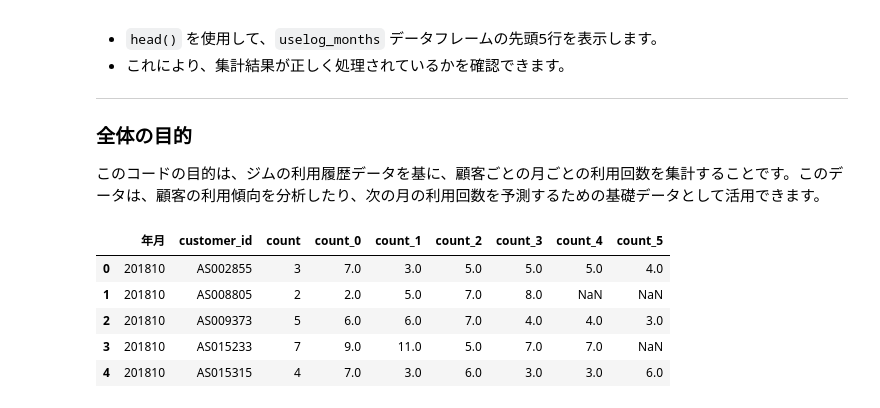
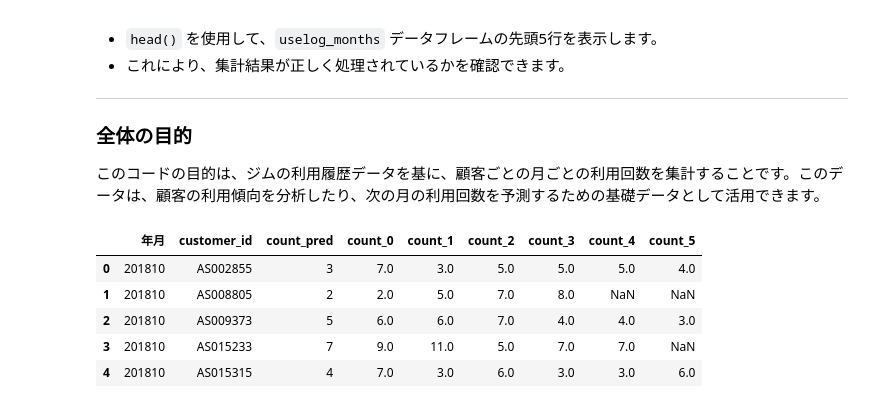
Before and after one commit to Snoge1130/python100knock_1_ch04, a Jupyter notebook: 31_40konck.ipynb, the cells around one changed output. Cells and saved outputs as stored; diff of their text form; code cells hidden in the pictures.

```diff
--- a/31_40konck.ipynb
+++ b/31_40konck.ipynb
@@ -459,19 +458,20 @@ uselog_months.head()
 # %%
 year_months = list(uselog_months["年月"].unique()) # 年月のリストを作成
 predict_data = pd.DataFrame() # 空のDataFrameを作成
 
 for i in range(6, len(year_months)): # 6ヶ月目からループ
     tmp = uselog_months.loc[uselog_months["年月"] == year_months[i]].copy() # 年月でフィルタリング
+    tmp.rename(columns = {"count": "count_pred"}, inplace = True) # 列名の変更
     for j in range(1, 7):
         tmp_before = uselog_months.loc[uselog_months["年月"] == year_months[i - j]].copy() # 年月でフィルタリング
         del tmp_before["年月"]
         tmp_before.rename(columns = {"count": "count_{}".format(j - 1)}, inplace = True) # 列名の変更
         tmp = pd.merge(tmp, tmp_before, on = "customer_id", how = "left")
     predict_data = pd.concat([predict_data, tmp], ignore_index = True) # データを結合
 
 predict_data.head()
 # %% [output]
-|  | 年月 | customer_id | count | count_0 | count_1 | count_2 | count_3 | count_4 | count_5 |
+|  | 年月 | customer_id | count_pred | count_0 | count_1 | count_2 | count_3 | count_4 | count_5 |
 | 0 | 201810 | AS002855 | 3 | 7.0 | 3.0 | 5.0 | 5.0 | 5.0 | 4.0 |
 | 1 | 201810 | AS008805 | 2 | 2.0 | 5.0 | 7.0 | 8.0 | NaN | NaN |
 | 2 | 201810 | AS009373 | 5 | 6.0 | 6.0 | 7.0 | 4.0 | 4.0 | 3.0 |
```
Also changed, not shown: parts of 19 cells of this notebook, 1 other file.
